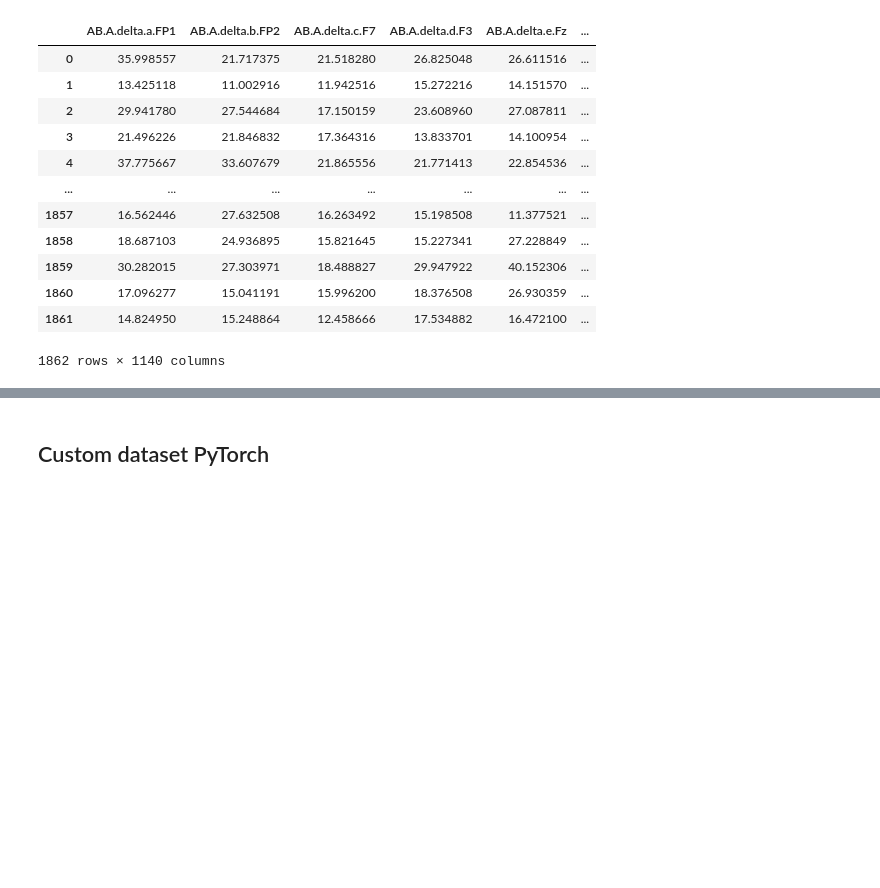
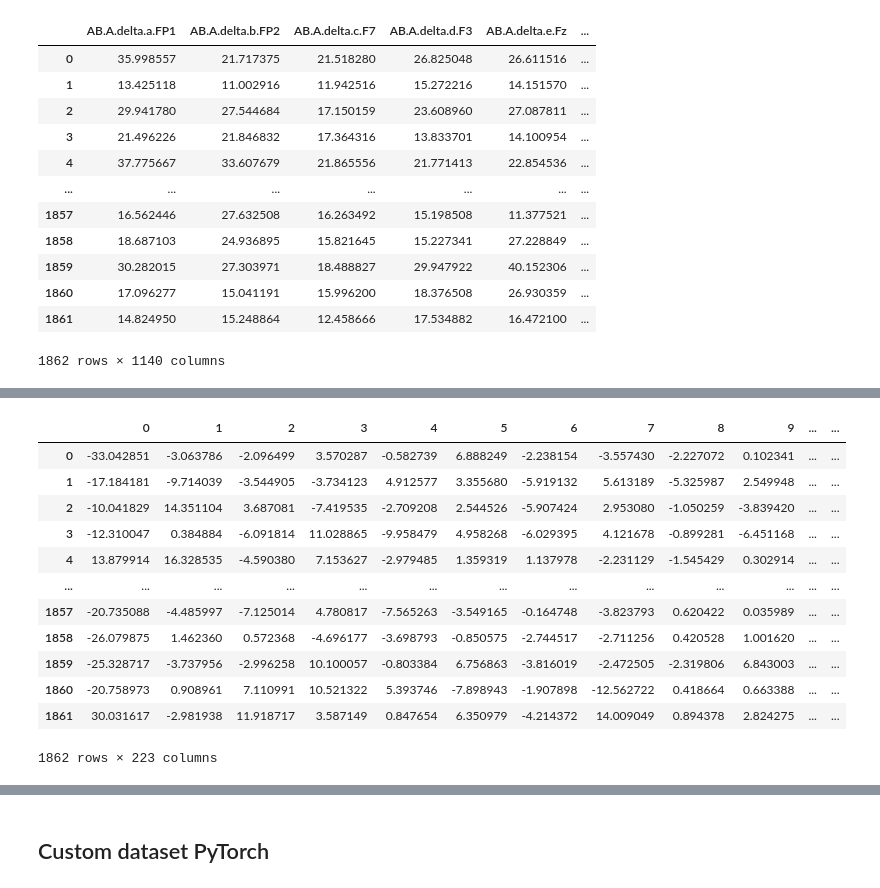
Before and after one commit to matt-balda/.tcc.eeg-signals-neuropsychiatric, a Jupyter notebook: neural-network-dl.ipynb, the cells around one changed output, grey strips where cells are left out. Drawn from its saved outputs; the diff is of its cells as text; code cells hidden in the pictures; blank space fills up the shorter version.

```diff
--- a/neural-network-dl.ipynb
+++ b/neural-network-dl.ipynb
@@ -335,0 +341,16 @@ pd.DataFrame(X_all_features_resampled)
+# %%
+pd.DataFrame(X_pca_99)
+# %% [output]
+|  | 0 | 1 | 2 | 3 | 4 | 5 | 6 | 7 | 8 | 9 | ... | ... |
+| 0 | -33.042851 | -3.063786 | -2.096499 | 3.570287 | -0.582739 | 6.888249 | -2.238154 | -3.557430 | -2.227072 | 0.102341 | ... | ... |
+| 1 | -17.184181 | -9.714039 | -3.544905 | -3.734123 | 4.912577 | 3.355680 | -5.919132 | 5.613189 | -5.325987 | 2.549948 | ... | ... |
+| 2 | -10.041829 | 14.351104 | 3.687081 | -7.419535 | -2.709208 | 2.544526 | -5.907424 | 2.953080 | -1.050259 | -3.839420 | ... | ... |
+| 3 | -12.310047 | 0.384884 | -6.091814 | 11.028865 | -9.958479 | 4.958268 | -6.029395 | 4.121678 | -0.899281 | -6.451168 | ... | ... |
+| 4 | 13.879914 | 16.328535 | -4.590380 | 7.153627 | -2.979485 | 1.359319 | 1.137978 | -2.231129 | -1.545429 | 0.302914 | ... | ... |
+| ... | ... | ... | ... | ... | ... | ... | ... | ... | ... | ... | ... | ... |
+| 1857 | -20.735088 | -4.485997 | -7.125014 | 4.780817 | -7.565263 | -3.549165 | -0.164748 | -3.823793 | 0.620422 | 0.035989 | ... | ... |
+| 1858 | -26.079875 | 1.462360 | 0.572368 | -4.696177 | -3.698793 | -0.850575 | -2.744517 | -2.711256 | 0.420528 | 1.001620 | ... | ... |
+| 1859 | -25.328717 | -3.737956 | -2.996258 | 10.100057 | -0.803384 | 6.756863 | -3.816019 | -2.472505 | -2.319806 | 6.843003 | ... | ... |
+| 1860 | -20.758973 | 0.908961 | 7.110991 | 10.521322 | 5.393746 | -7.898943 | -1.907898 | -12.562722 | 0.418664 | 0.663388 | ... | ... |
+| 1861 | 30.031617 | -2.981938 | 11.918717 | 3.587149 | 0.847654 | 6.350979 | -4.214372 | 14.009049 | 0.894378 | 2.824275 | ... | ... |
+1862 rows × 223 columns
```
Also changed, not shown: parts of 45 cells of this notebook.
